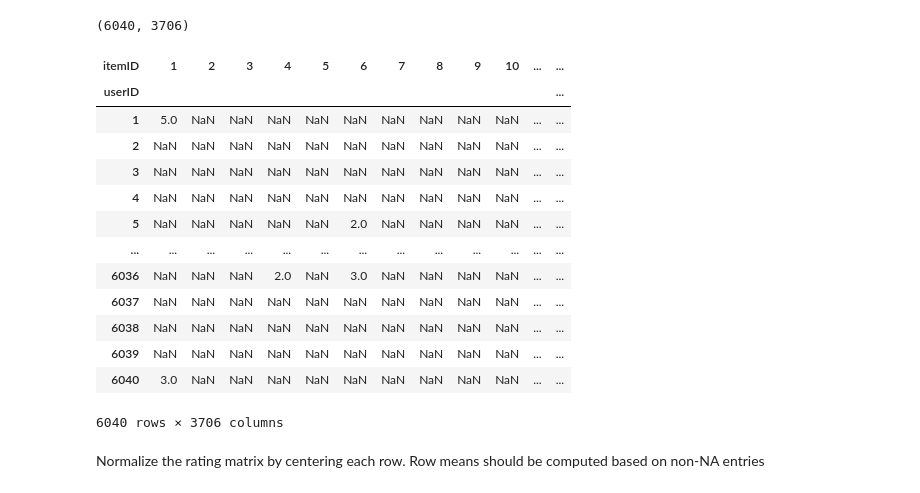
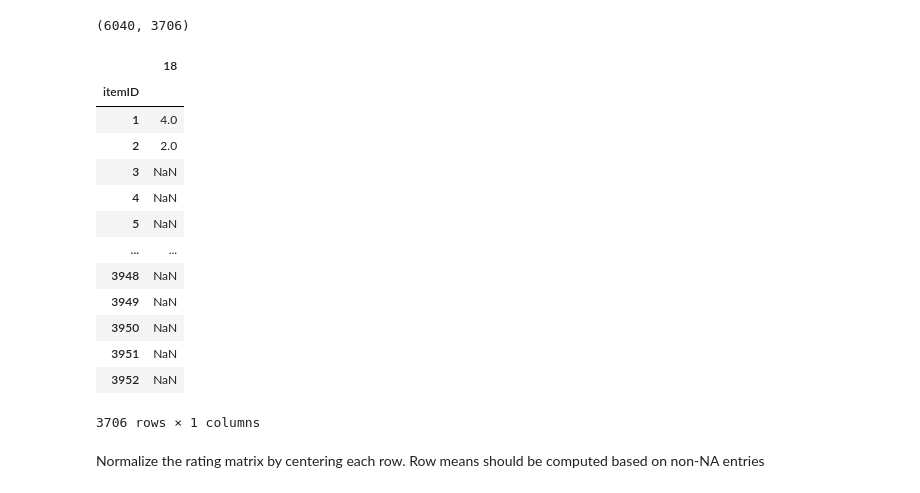
Before and after one commit to zelal-Eizaldeen/project2_Walmart_Price_Prediction, a Jupyter notebook: project4_3113_zelalae2.ipynb, the cells around one changed output. Saved outputs shown, nothing was run; the diff lists cells and outputs as text; code cells hidden in the pictures.

```diff
--- a/project4_3113_zelalae2.ipynb
+++ b/project4_3113_zelalae2.ipynb
@@ -348,23 +361,23 @@ rating_matrix = ratings.pivot(index='userID', columns='itemID', values='rating')
 rating_matrix.shape
 # %% [output]
 (6040, 3706)
-# %%
-rating_matrix
-# %% [output]
-| itemID | 1 | 2 | 3 | 4 | 5 | 6 | 7 | 8 | 9 | 10 | ... | ... |
-| userID |  |  |  |  |  |  |  |  |  |  |  | ... |
-| 1 | 5.0 | NaN | NaN | NaN | NaN | NaN | NaN | NaN | NaN | NaN | ... | ... |
-| 2 | NaN | NaN | NaN | NaN | NaN | NaN | NaN | NaN | NaN | NaN | ... | ... |
-| 3 | NaN | NaN | NaN | NaN | NaN | NaN | NaN | NaN | NaN | NaN | ... | ... |
-| 4 | NaN | NaN | NaN | NaN | NaN | NaN | NaN | NaN | NaN | NaN | ... | ... |
-| 5 | NaN | NaN | NaN | NaN | NaN | 2.0 | NaN | NaN | NaN | NaN | ... | ... |
-| ... | ... | ... | ... | ... | ... | ... | ... | ... | ... | ... | ... | ... |
-| 6036 | NaN | NaN | NaN | 2.0 | NaN | 3.0 | NaN | NaN | NaN | NaN | ... | ... |
-| 6037 | NaN | NaN | NaN | NaN | NaN | NaN | NaN | NaN | NaN | NaN | ... | ... |
-| 6038 | NaN | NaN | NaN | NaN | NaN | NaN | NaN | NaN | NaN | NaN | ... | ... |
-| 6039 | NaN | NaN | NaN | NaN | NaN | NaN | NaN | NaN | NaN | NaN | ... | ... |
-| 6040 | 3.0 | NaN | NaN | NaN | NaN | NaN | NaN | NaN | NaN | NaN | ... | ... |
-6040 rows × 3706 columns
+# %%
+pd.DataFrame(rating_matrix.iloc[17,:])
+# %% [output]
+|  | 18 |
+| itemID |  |
+| 1 | 4.0 |
+| 2 | 2.0 |
+| 3 | NaN |
+| 4 | NaN |
+| 5 | NaN |
+| ... | ... |
+| 3948 | NaN |
+| 3949 | NaN |
+| 3950 | NaN |
+| 3951 | NaN |
+| 3952 | NaN |
+3706 rows × 1 columns
 # %% [markdown]
 Normalize the rating matrix by centering each row. Row means should be computed based on non-NA entries
 # %%
```
Also changed, not shown: parts of 16 cells of this notebook.
